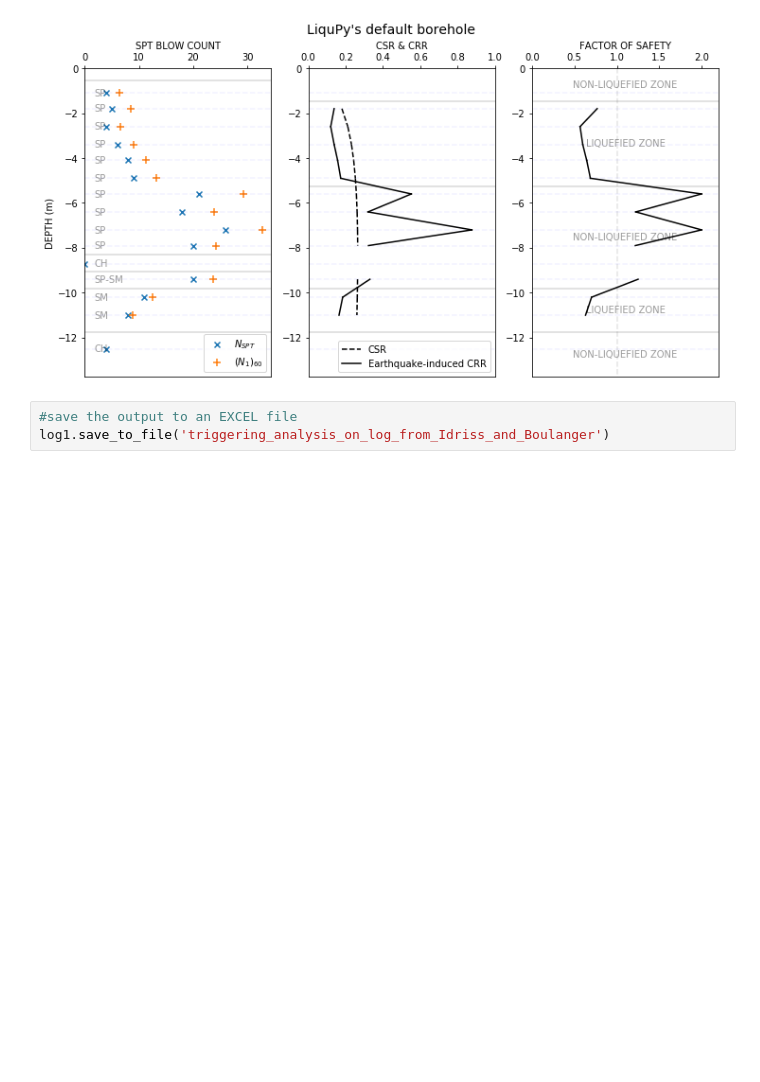
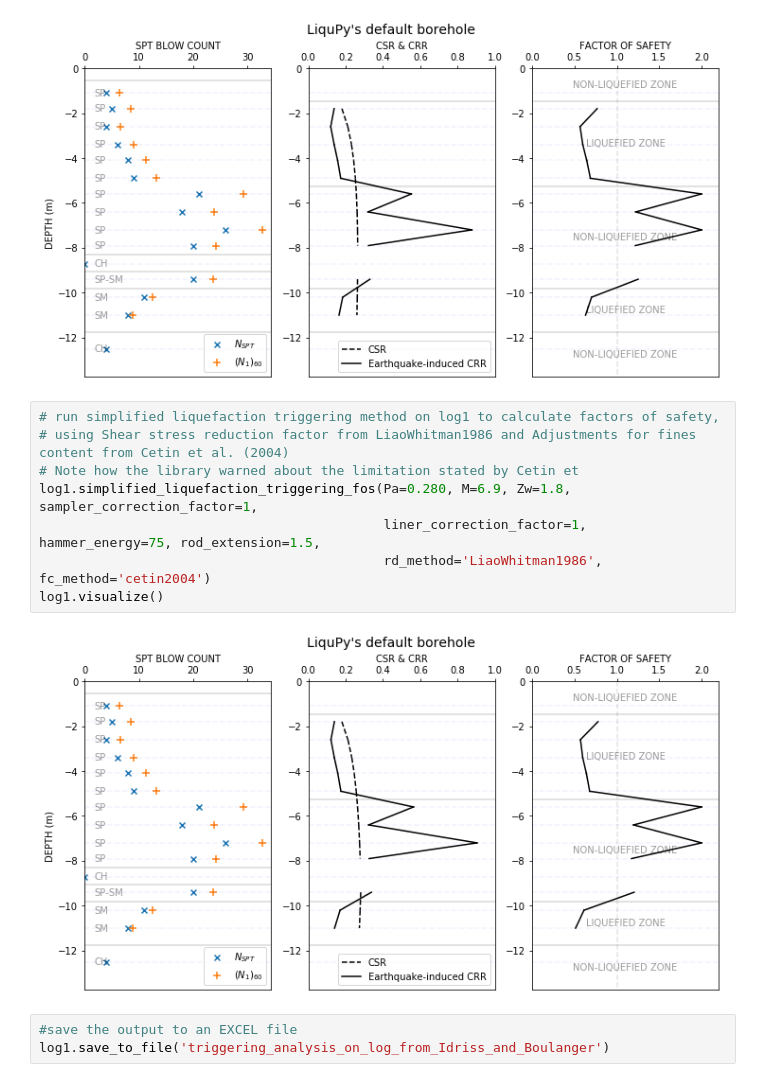
Before and after one commit to mhviraf/LiquPy, a Jupyter notebook: Examples/Determine_liquefaction_triggering.ipynb, the cells around one changed output. Cells and saved outputs as stored; diff of their text form; blank space fills up the shorter version.

Commit message:
probabilistic approach added
Cetin et al (2004) model
examples
visualizations

```diff
--- a/Examples/Determine_liquefaction_triggering.ipynb
+++ b/Examples/Determine_liquefaction_triggering.ipynb
@@ -30,6 +30,16 @@ log1.simplified_liquefaction_triggering_fos(Pa=0.280, M=6.9, Zw=1.8, sampler_cor
 log1.visualize()
 # %% [output]
 [figure]
+# %%
+# run simplified liquefaction triggering method on log1 to calculate factors of safety,
+# using Shear stress reduction factor from LiaoWhitman1986 and Adjustments for fines content from Cetin et al. (2004)
+# Note how the library warned about the limitation stated by Cetin et
+log1.simplified_liquefaction_triggering_fos(Pa=0.280, M=6.9, Zw=1.8, sampler_correction_factor=1,
+                                            liner_correction_factor=1, hammer_energy=75, rod_extension=1.5,
+                                            rd_method='LiaoWhitman1986', fc_method='cetin2004')
+log1.visualize()
+# %% [output]
+[figure, added]
 # %%
 #save the output to an EXCEL file
 log1.save_to_file('triggering_analysis_on_log_from_Idriss_and_Boulanger')
```
Also changed, not shown: parts of 2 cells of this notebook, 6 other files.
